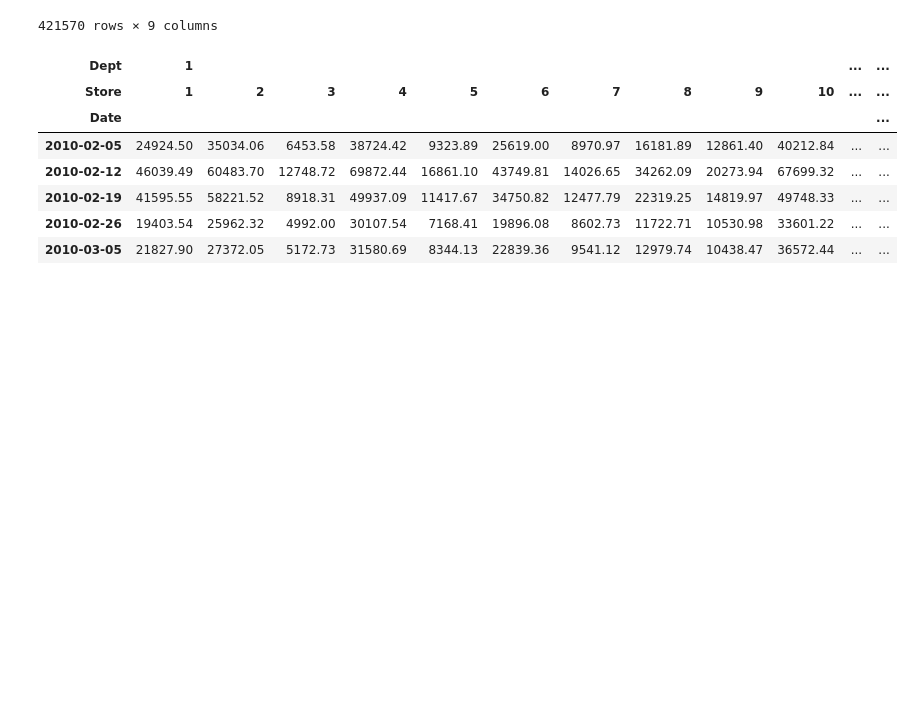
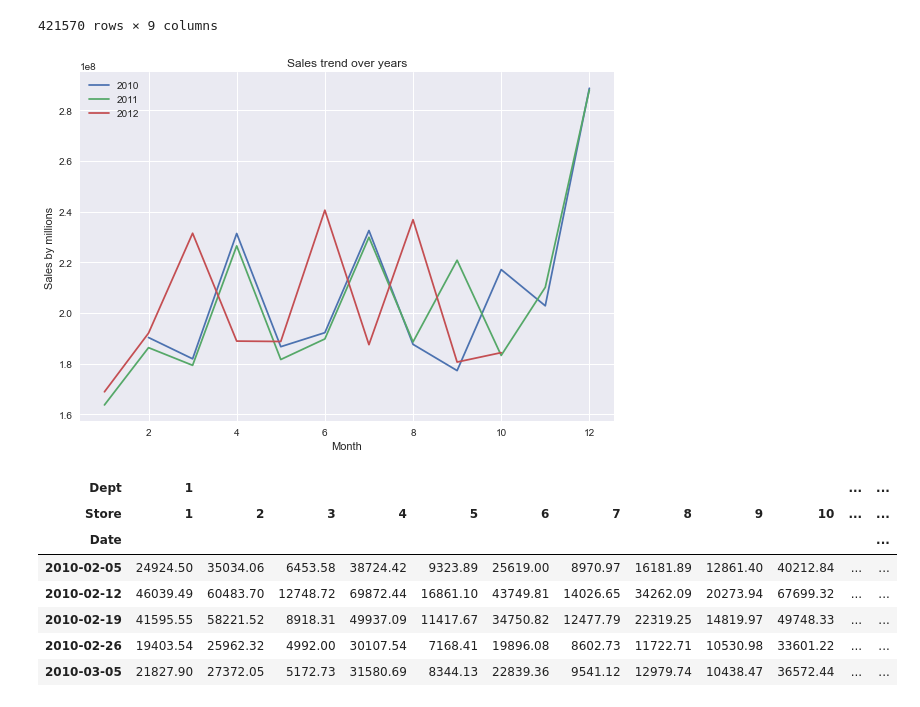
Before and after one commit to AnasElshaer01/Walmart-Sales-Forcasting, a Jupyter notebook: EDA.ipynb, the cells around one changed output. Drawn from its saved outputs; the diff is of its cells as text; code cells hidden in the pictures; blank space fills up the shorter version.

Commit message:
adding last detailed plot

```diff
--- a/EDA.ipynb
+++ b/EDA.ipynb
@@ -106,6 +107,20 @@ data
 | 421568 | 45 | 98 | 2012-10-19 | 760.01 | False | 2012 | 10 | 19 | 42.0 |
 | 421569 | 45 | 98 | 2012-10-26 | 1076.80 | False | 2012 | 10 | 26 | 43.0 |
 421570 rows × 9 columns
+# %%
+Sales_by_year = data.groupby(by=['Year', 'Month'])['Weekly_Sales'].sum()
+
+
+for i in Sales_by_year.index.get_level_values(0).unique():
+    plt.plot(Sales_by_year[i] )
+    plt.tight_layout()
+plt.legend(Sales_by_year.index.get_level_values(0).unique())
+plt.title("Sales trend over years")
+plt.xlabel('Month')
+plt.ylabel('Sales by millions')
+plt.show()
+# %% [output]
+[figure, added]
 # %%
 # create a new DataFrame with the weeks as rows, departments as columns, and sales as values
 sales_by_week_dept_store = data.pivot_table(index='Date', columns=['Dept', 'Store'], values='Weekly_Sales')
```
Also changed, not shown: parts of 5 cells of this notebook, 1 other file.
